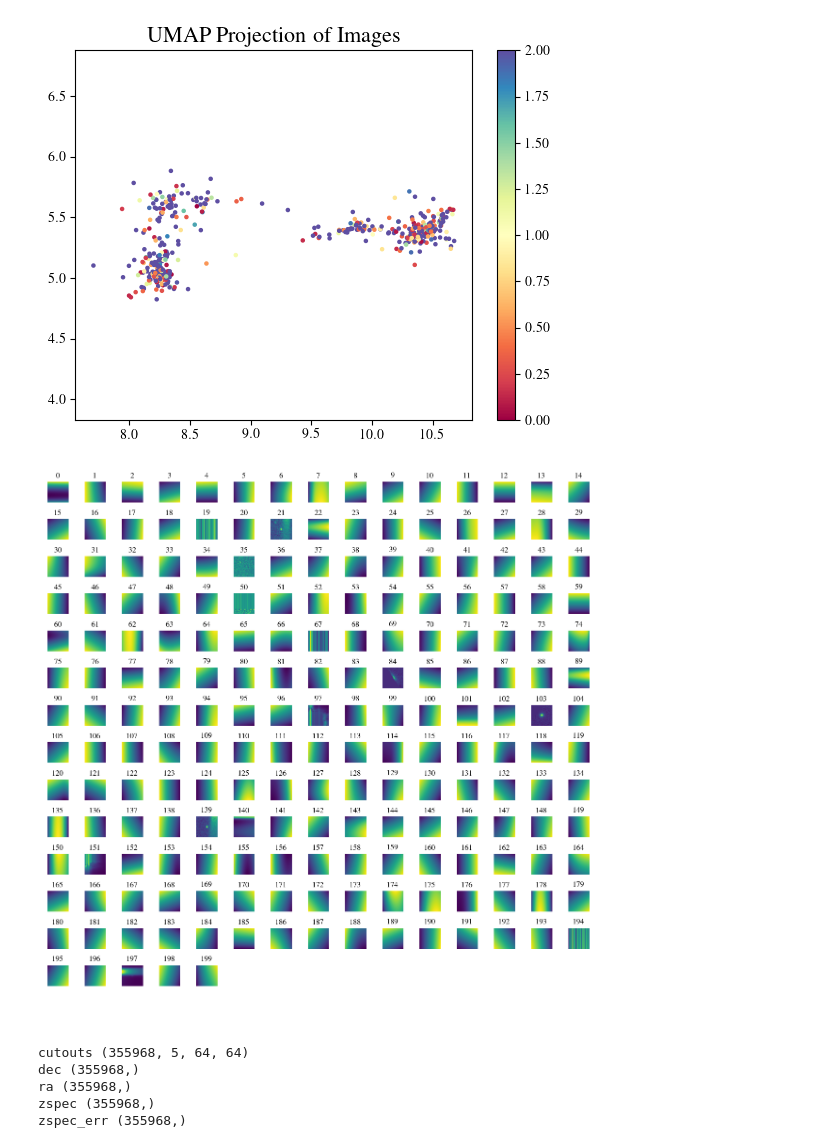
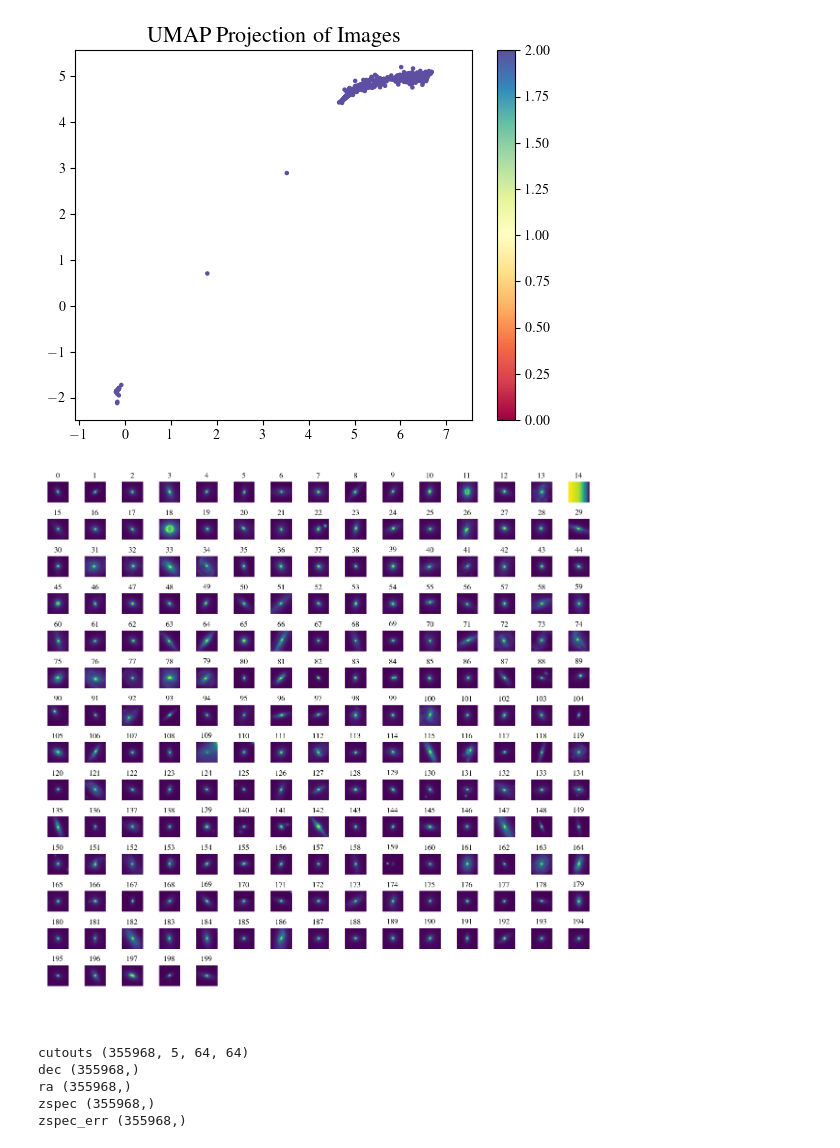
Before and after one commit to teaghan/sky_embeddings, a Jupyter notebook: data_processing/data_cleaning.ipynb, the cells around one changed output. Drawn from its saved outputs; the diff is of its cells as text; code cells hidden in the pictures.

```diff
--- a/data_processing/data_cleaning.ipynb
+++ b/data_processing/data_cleaning.ipynb
@@ -11,8 +11,8 @@ import umap
 num_train = 3000
 num_embed = 10000
 
-data_dir = '/arc/projects/unions/HSC_h5/'
-out_path = os.path.join(data_dir, 'HSC_zspec_GRIZY_64_train.h5')
+data_dir = '/arc/projects/ots/HSC_h5/'
+out_path = os.path.join(data_dir, 'HSC_galaxies_zspec_64.h5')
 
 with h5py.File(out_path, "r") as f:
     for k in f.keys():
@@ -23,5 +23,5 @@ with h5py.File(out_path, "r") as f:
 # Normalize
 cut_means = np.mean(cutouts, axis=(1,2,3), keepdims=True)
 cut_stds = np.std(cutouts, axis=(1,2,3), keepdims=True)
-cutouts = (cutouts - cut_means) / cut_stds
+#cutouts = (cutouts - cut_means) / cut_stds
 # %% [output]
@@ -54,23 +48,23 @@ plt.show()
 # %%
-x_range = [5,16]
-y_range = [4, 8]
-indices = np.where((embedding[:,0]>x_range[0]))[0] #np.where((embedding[:,0]>x_range[0]) & (embedding[:,0]<x_range[1]) &
-           #        (embedding[:,1]>y_range[0]) & (embedding[:,1]<y_range[1]))[0]
+x_range = [-0.2,15]
+y_range = [-2.5, 10]
+indices = np.where((embedding[:,0]>x_range[0]) & (embedding[:,0]<x_range[1]) &
+                   (embedding[:,1]>y_range[0]) & (embedding[:,1]<y_range[1]))[0]
 
 pts = plt.scatter(embedding[indices, 0], embedding[indices, 1], c=cut_stds.flatten()[indices], cmap='Spectral', s=5, vmin=0, vmax=2)
 plt.gca().set_aspect('equal', 'datalim')
 plt.colorbar(pts)
 plt.title('UMAP Projection of Images', fontsize=16)
 plt.show()
 
 channel = 3
 num_samples = 200
 
 # Display images with largest residuals
 display_images(normalize_images(cutouts[indices[:num_samples],channel]), vmin=0., vmax=1)
 # %% [output]
-[figure, old version]
+[figure, new version]
-[figure, old version]
+[figure, new version]
 # %%
 num_train = 3000
 num_embed = 10000
```
Also changed, not shown: parts of 2 cells of this notebook, 4 other files.
